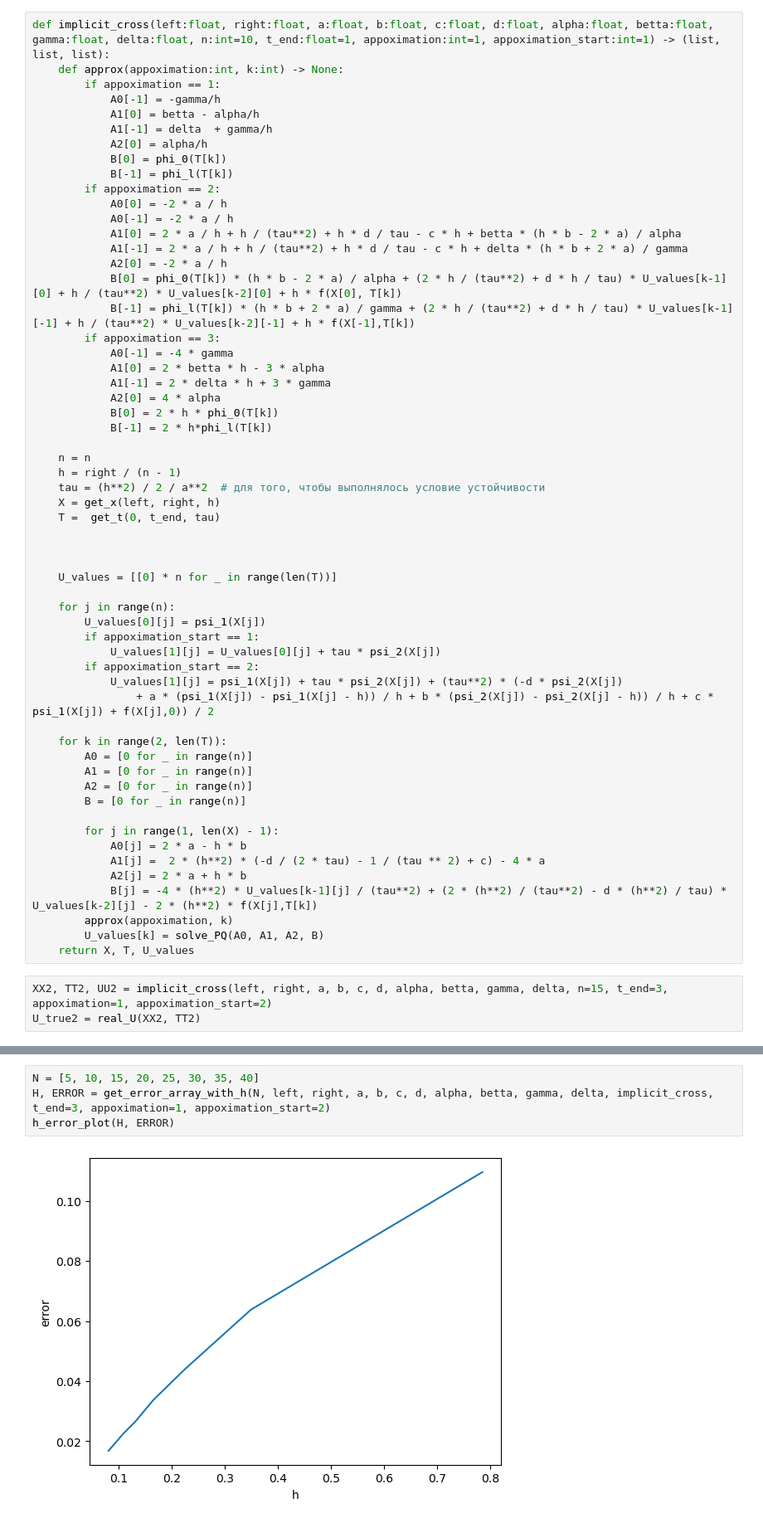
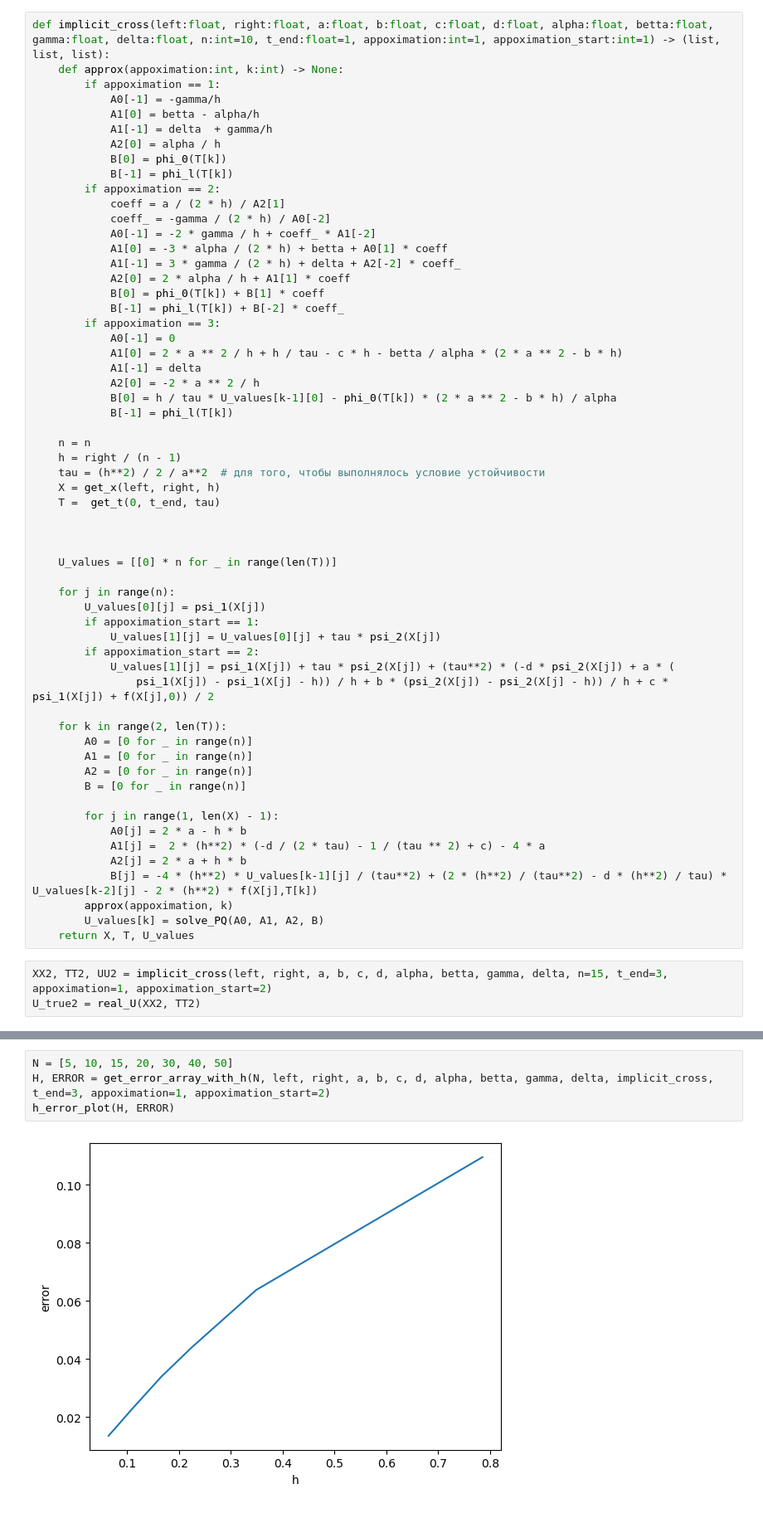
Before and after one commit to JRTitor/Numer2, a Jupyter notebook: lab2.ipynb, the cells around one changed output, grey strips where cells are left out. Shown: that part at 83% size. Saved outputs shown, nothing was run; the diff lists cells and outputs as text.

```diff
--- a/lab2.ipynb
+++ b/lab2.ipynb
@@ -216,24 +194,25 @@ def implicit_cross(left:float, right:float, a:float, b:float, c:float, d:float,
             A0[-1] = -gamma/h
             A1[0] = betta - alpha/h
             A1[-1] = delta  + gamma/h
-            A2[0] = alpha/h
+            A2[0] = alpha / h
             B[0] = phi_0(T[k])
             B[-1] = phi_l(T[k])
         if appoximation == 2:
-            A0[0] = -2 * a / h
-            A0[-1] = -2 * a / h
-            A1[0] = 2 * a / h + h / (tau**2) + h * d / tau - c * h + betta * (h * b - 2 * a) / alpha
-            A1[-1] = 2 * a / h + h / (tau**2) + h * d / tau - c * h + delta * (h * b + 2 * a) / gamma
-            A2[0] = -2 * a / h
-            B[0] = phi_0(T[k]) * (h * b - 2 * a) / alpha + (2 * h / (tau**2) + d * h / tau) * U_values[k-1][0] + h / (tau**2) * U_values[k-2][0] + h * f(X[0], T[k])
-            B[-1] = phi_l(T[k]) * (h * b + 2 * a) / gamma + (2 * h / (tau**2) + d * h / tau) * U_values[k-1][-1] + h / (tau**2) * U_values[k-2][-1] + h * f(X[-1],T[k])
+            coeff = a / (2 * h) / A2[1]
+            coeff_ = -gamma / (2 * h) / A0[-2]
+            A0[-1] = -2 * gamma / h + coeff_ * A1[-2]
+            A1[0] = -3 * alpha / (2 * h) + betta + A0[1] * coeff
+            A1[-1] = 3 * gamma / (2 * h) + delta + A2[-2] * coeff_
+            A2[0] = 2 * alpha / h + A1[1] * coeff
+            B[0] = phi_0(T[k]) + B[1] * coeff
+            B[-1] = phi_l(T[k]) + B[-2] * coeff_
         if appoximation == 3:
-            A0[-1] = -4 * gamma
-            A1[0] = 2 * betta * h - 3 * alpha
-            A1[-1] = 2 * delta * h + 3 * gamma
-            A2[0] = 4 * alpha
-            B[0] = 2 * h * phi_0(T[k])
-            B[-1] = 2 * h*phi_l(T[k])
+            A0[-1] = 0
+            A1[0] = 2 * a ** 2 / h + h / tau - c * h - betta / alpha * (2 * a ** 2 - b * h)
+            A1[-1] = delta
+            A2[0] = -2 * a ** 2 / h
+            B[0] = h / tau * U_values[k-1][0] - phi_0(T[k]) * (2 * a ** 2 - b * h) / alpha
+            B[-1] = phi_l(T[k])
 
     n = n
     h = right / (n - 1)
@@ -250,8 +229,8 @@ def implicit_cross(left:float, right:float, a:float, b:float, c:float, d:float,
         if appoximation_start == 1:
             U_values[1][j] = U_values[0][j] + tau * psi_2(X[j])
         if appoximation_start == 2:
-            U_values[1][j] = psi_1(X[j]) + tau * psi_2(X[j]) + (tau**2) * (-d * psi_2(X[j])
-                + a * (psi_1(X[j]) - psi_1(X[j] - h)) / h + b * (psi_2(X[j]) - psi_2(X[j] - h)) / h + c * psi_1(X[j]) + f(X[j],0)) / 2
+            U_values[1][j] = psi_1(X[j]) + tau * psi_2(X[j]) + (tau**2) * (-d * psi_2(X[j]) + a * (
+                psi_1(X[j]) - psi_1(X[j] - h)) / h + b * (psi_2(X[j]) - psi_2(X[j] - h)) / h + c * psi_1(X[j]) + f(X[j],0)) / 2
 
     for k in range(2, len(T)):
         A0 = [0 for _ in range(n)]
@@ -277,6 +256,6 @@ plot_graphs(XX2, TT2, UU2, U_true2, 'Неявная схема крест')
 # %%
-N = [5, 10, 15, 20, 25, 30, 35, 40]
+N = [5, 10, 15, 20, 30, 40, 50]
 H, ERROR = get_error_array_with_h(N, left, right, a, b, c, d, alpha, betta, gamma, delta, implicit_cross, t_end=3, appoximation=1, appoximation_start=2)
 h_error_plot(H, ERROR)
 # %% [output]
-[figure, old version]
+[figure, new version]
```
Also changed, not shown: parts of 7 cells of this notebook, 2 other files.
